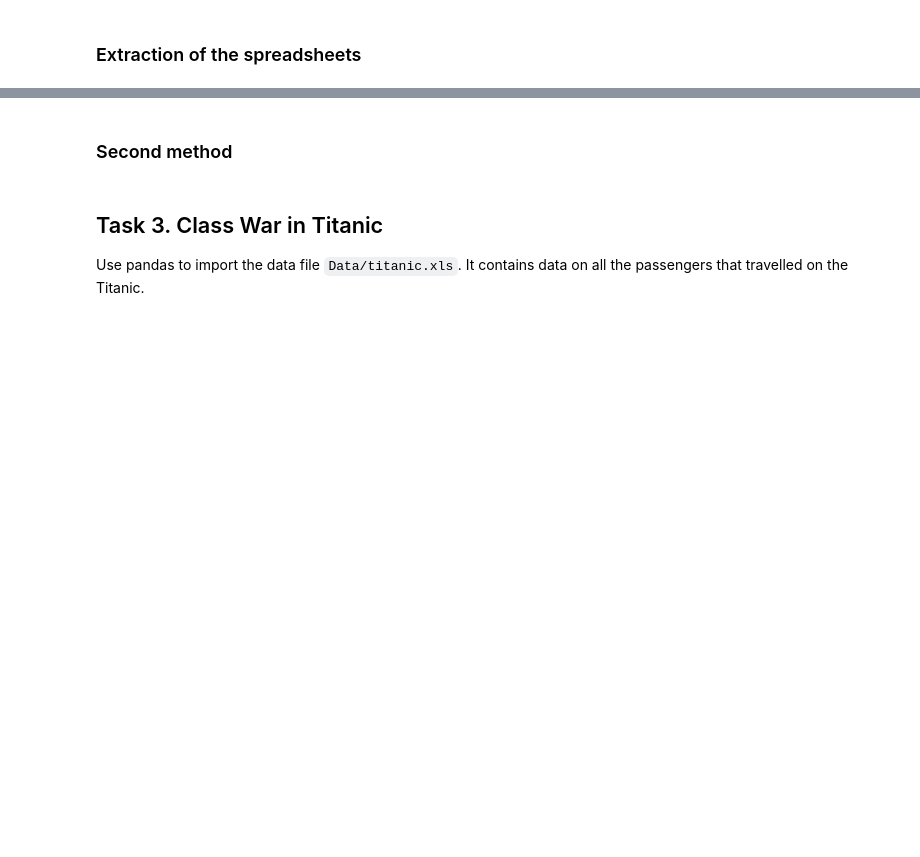
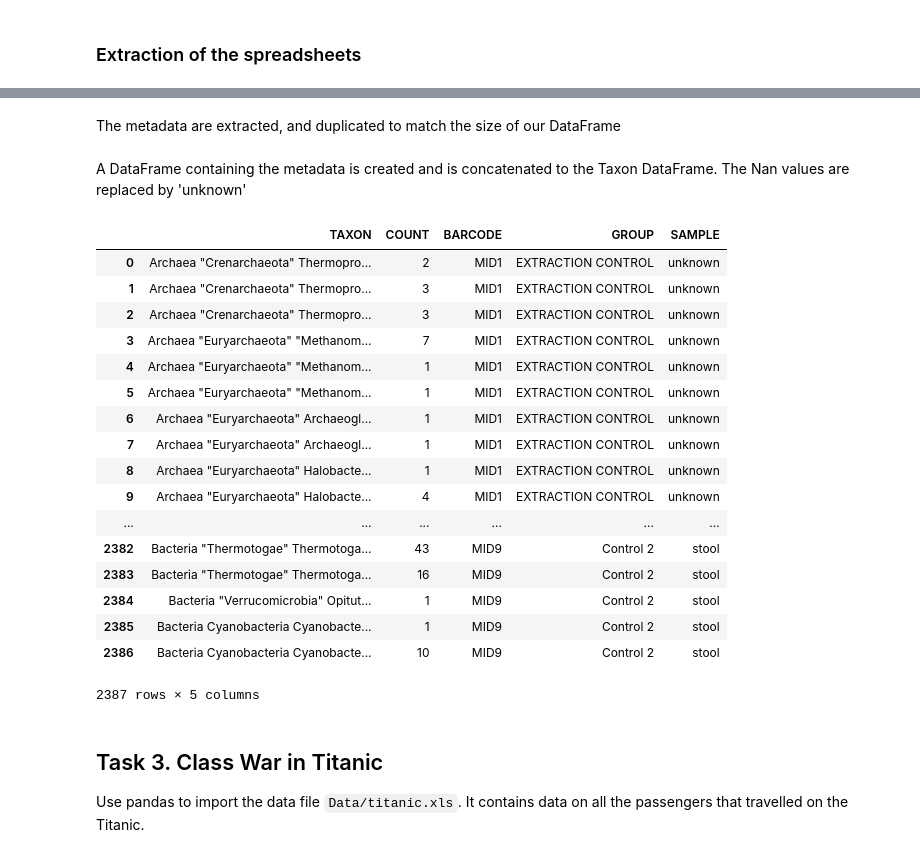
Before and after one commit to julied20/ada-2017, a Jupyter notebook: Homeworks/Homework01/Homework 1.ipynb, the cells around one changed output, grey strips where cells are left out. Drawn from its saved outputs; the diff is of its cells as text; code cells hidden in the pictures; blank space fills up the shorter version.

```diff
--- a/Homeworks/Homework01/Homework 1.ipynb
+++ b/Homeworks/Homework01/Homework 1.ipynb
@@ -57,9 +59,17 @@ Make sure that the final `DataFrame` has a unique index and all the `NaN` values
 def extraction_microbiome(directory_name, exclude_file):
 
     files = [fn for fn in glob.glob(directory_name) if not os.path.basename(fn).startswith(exclude_file)]
-    df_from_each_file = (pd.read_excel(f, names = ['name', 'number']) for f in files)
-    df = pd.concat(df_from_each_file, ignore_index=True)
+    data_frames = []
 
-    return df
+    for f in files:
+        data_frames.append(pd.read_excel(f, names = ['TAXON', 'COUNT']))
+
+    df = pd.concat([d for d in data_frames])
+
+    #Reset the indexes to avoid duplicates. This create a column named 'index' that we don't need so its deleted
+    df = df.reset_index()
+    del df['index']
+
+    return df, data_frames
 # %%
-MID = extraction_microbiome('Data/microbiome/*.xls', 'metadata')
+taxon_df, taxon_data_frames = extraction_microbiome(DATA_FOLDER+'/microbiome/*.xls', 'metadata')
@@ -71,2 +75,0 @@ MID = extraction_microbiome('Data/microbiome/*.xls', 'metadata')
-# %% [markdown]
-### Second method
@@ -86,3 +76,37 @@ MID_df = pd.concat(frames)
+# %% [markdown]
+The metadata are extracted, and duplicated to match the size of our DataFrame
+# %%
+metadata = pd.read_excel(DATA_FOLDER+'/microbiome/metadata.xls')
+meta = []
+for i in range(0, len(metadata)):
+    for j in range(0, len(taxon_data_frames[i])):
+        meta.append(metadata.values[i])
+# %% [markdown]
+A DataFrame containing the metadata is created and is concatenated to the Taxon DataFrame. The Nan values are replaced by 'unknown'
+# %%
+meta_df = pd.DataFrame(meta, columns=['BARCODE', 'GROUP', 'SAMPLE'])
+result = pd.concat([taxon_df, meta_df], axis=1)
+result = result.fillna('unknown');
+result
+# %% [output]
+|  | TAXON | COUNT | BARCODE | GROUP | SAMPLE |
+| 0 | Archaea "Crenarchaeota" Thermopro... | 2 | MID1 | EXTRACTION CONTROL | unknown |
+| 1 | Archaea "Crenarchaeota" Thermopro... | 3 | MID1 | EXTRACTION CONTROL | unknown |
+| 2 | Archaea "Crenarchaeota" Thermopro... | 3 | MID1 | EXTRACTION CONTROL | unknown |
+| 3 | Archaea "Euryarchaeota" "Methanom... | 7 | MID1 | EXTRACTION CONTROL | unknown |
+| 4 | Archaea "Euryarchaeota" "Methanom... | 1 | MID1 | EXTRACTION CONTROL | unknown |
+| 5 | Archaea "Euryarchaeota" "Methanom... | 1 | MID1 | EXTRACTION CONTROL | unknown |
+| 6 | Archaea "Euryarchaeota" Archaeogl... | 1 | MID1 | EXTRACTION CONTROL | unknown |
+| 7 | Archaea "Euryarchaeota" Archaeogl... | 1 | MID1 | EXTRACTION CONTROL | unknown |
+| 8 | Archaea "Euryarchaeota" Halobacte... | 1 | MID1 | EXTRACTION CONTROL | unknown |
+| 9 | Archaea "Euryarchaeota" Halobacte... | 4 | MID1 | EXTRACTION CONTROL | unknown |
+| ... | ... | ... | ... | ... | ... |
+| 2382 | Bacteria "Thermotogae" Thermotoga... | 43 | MID9 | Control 2 | stool |
+| 2383 | Bacteria "Thermotogae" Thermotoga... | 16 | MID9 | Control 2 | stool |
+| 2384 | Bacteria "Verrucomicrobia" Opitut... | 1 | MID9 | Control 2 | stool |
+| 2385 | Bacteria Cyanobacteria Cyanobacte... | 1 | MID9 | Control 2 | stool |
+| 2386 | Bacteria Cyanobacteria Cyanobacte... | 10 | MID9 | Control 2 | stool |
+2387 rows × 5 columns
 # %% [markdown]
 ## Task 3. Class War in Titanic
 
```
Also changed, not shown: parts of 4 cells of this notebook, 2 other files.
